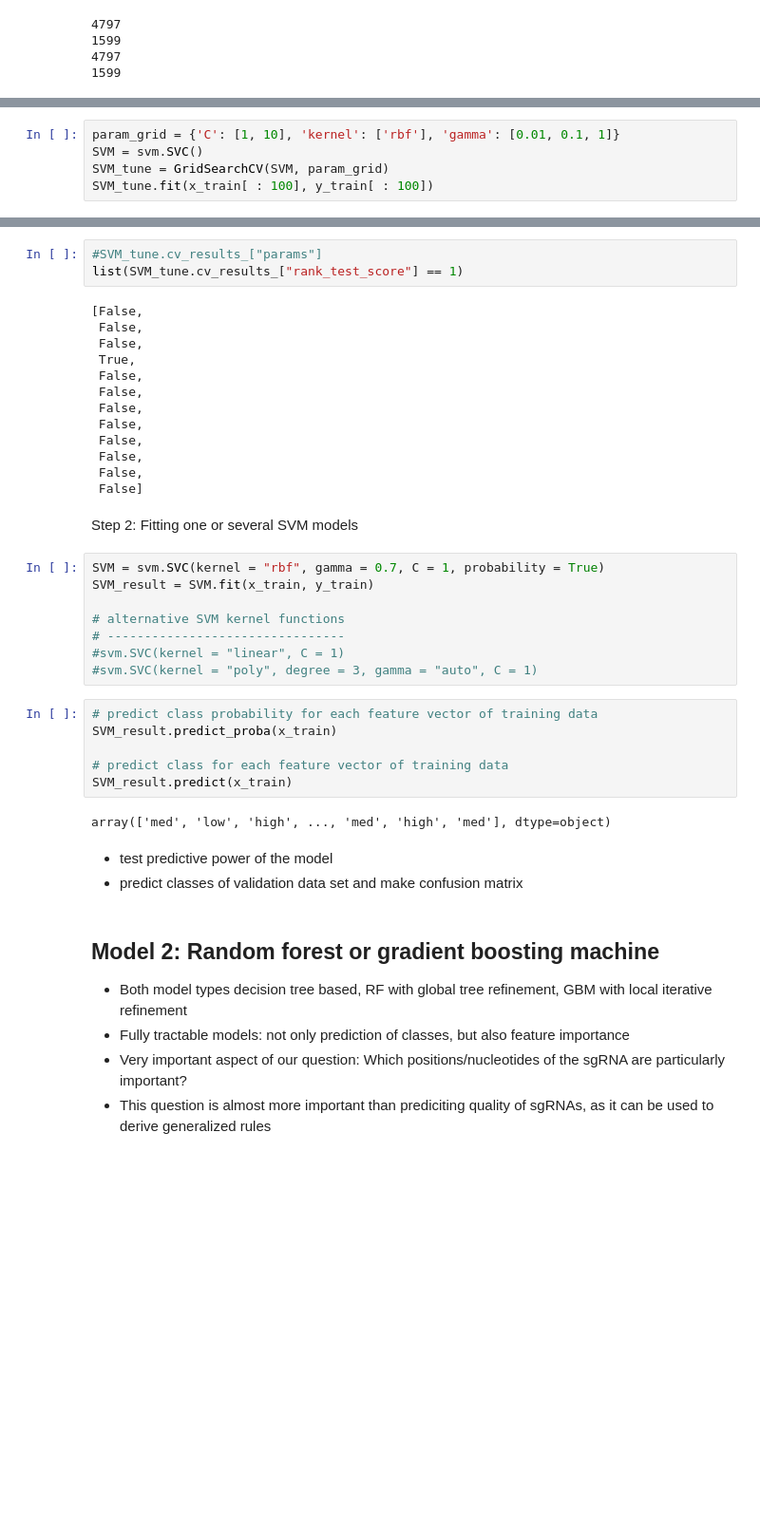
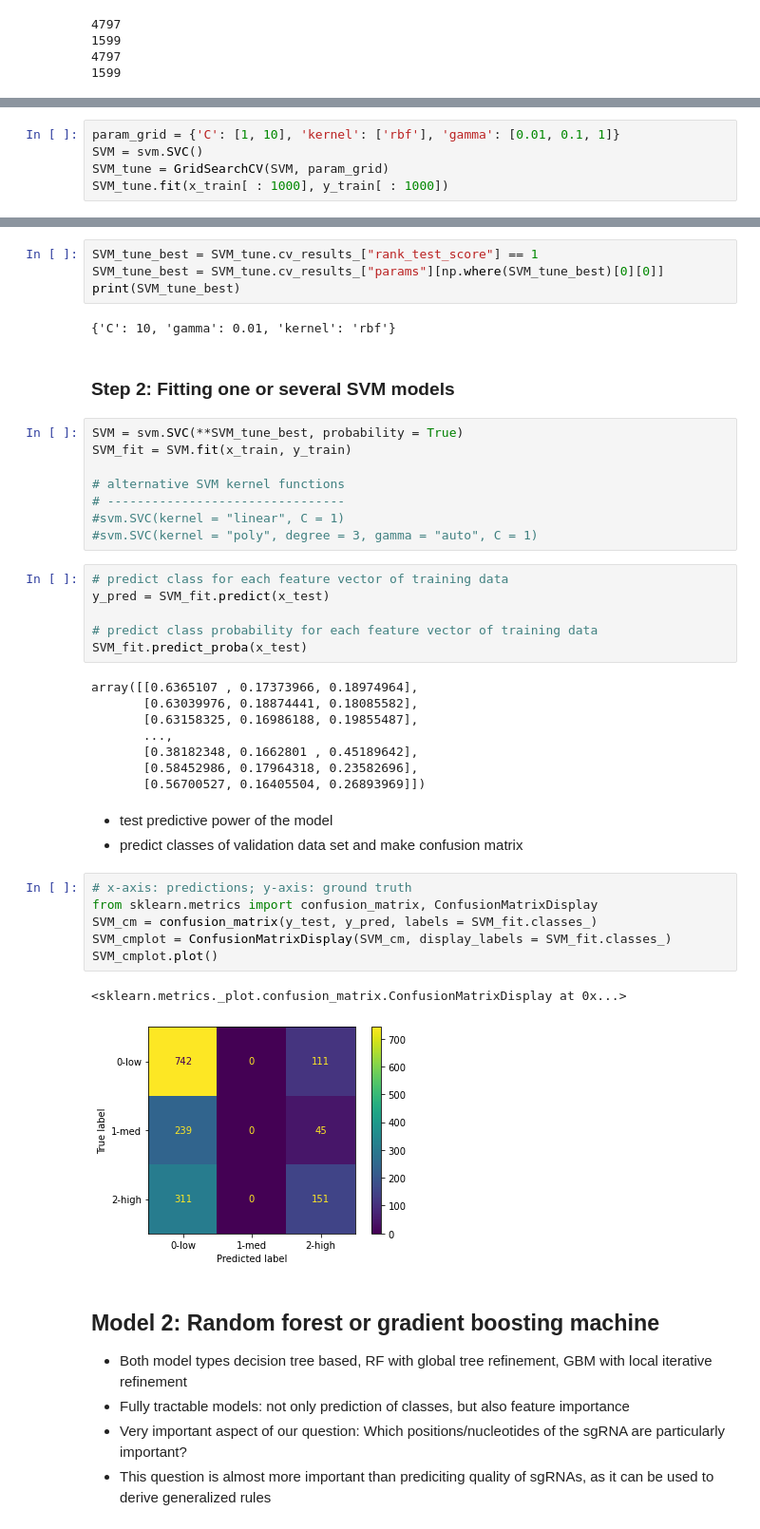
Before and after one commit to m-jahn/R-notebook-crispri-lib, a Jupyter notebook: sgRNA_library_V2/pipeline/sgRNA_ML_analysis.ipynb, the cells around one changed output, grey strips where cells are left out. Shown at 95% size. Drawn from its saved outputs; the diff is of its cells as text; blank space fills up the shorter version.

Commit message:
feature: added confusion matrix

```diff
--- a/sgRNA_library_V2/pipeline/sgRNA_ML_analysis.ipynb
+++ b/sgRNA_library_V2/pipeline/sgRNA_ML_analysis.ipynb
@@ -245,6 +247,6 @@ from sklearn.model_selection import GridSearchCV
 param_grid = {'C': [1, 10], 'kernel': ['rbf'], 'gamma': [0.01, 0.1, 1]}
 SVM = svm.SVC()
 SVM_tune = GridSearchCV(SVM, param_grid)
-SVM_tune.fit(x_train[ : 100], y_train[ : 100])
+SVM_tune.fit(x_train[ : 1000], y_train[ : 1000])
 # %% [output]
 GridSearchCV(estimator=SVC(),
@@ -252,41 +254,46 @@ GridSearchCV(estimator=SVC(),
                          'kernel': ['rbf']})
 # %%
-#SVM_tune.cv_results_["params"]
-list(SVM_tune.cv_results_["rank_test_score"] == 1)
+SVM_tune_best = SVM_tune.cv_results_["rank_test_score"] == 1
+SVM_tune_best = SVM_tune.cv_results_["params"][np.where(SVM_tune_best)[0][0]]
+print(SVM_tune_best)
 # %% [output]
-[False,
- False,
- False,
- True,
- False,
- False,
- False,
- False,
- False,
- False,
- False,
- False]
+{'C': 10, 'gamma': 0.01, 'kernel': 'rbf'}
 # %% [markdown]
-Step 2: Fitting one or several SVM models
+### Step 2: Fitting one or several SVM models
 # %%
-SVM = svm.SVC(kernel = "rbf", gamma = 0.7, C = 1, probability = True)
-SVM_result = SVM.fit(x_train, y_train)
+SVM = svm.SVC(**SVM_tune_best, probability = True)
+SVM_fit = SVM.fit(x_train, y_train)
 
 # alternative SVM kernel functions
 # --------------------------------
 #svm.SVC(kernel = "linear", C = 1)
 #svm.SVC(kernel = "poly", degree = 3, gamma = "auto", C = 1)
 # %%
+# predict class for each feature vector of training data
+y_pred = SVM_fit.predict(x_test)
+
 # predict class probability for each feature vector of training data
-SVM_result.predict_proba(x_train)
-
-# predict class for each feature vector of training data
-SVM_result.predict(x_train)
+SVM_fit.predict_proba(x_test)
 # %% [output]
-array(['med', 'low', 'high', ..., 'med', 'high', 'med'], dtype=object)
+array([[0.6365107 , 0.17373966, 0.18974964],
+       [0.63039976, 0.18874441, 0.18085582],
+       [0.63158325, 0.16986188, 0.19855487],
+       ...,
+       [0.38182348, 0.1662801 , 0.45189642],
+       [0.58452986, 0.17964318, 0.23582696],
+       [0.56700527, 0.16405504, 0.26893969]])
 # %% [markdown]
 - test predictive power of the model
 - predict classes of validation data set and make confusion matrix
+# %%
+# x-axis: predictions; y-axis: ground truth
+from sklearn.metrics import confusion_matrix, ConfusionMatrixDisplay
+SVM_cm = confusion_matrix(y_test, y_pred, labels = SVM_fit.classes_)
+SVM_cmplot = ConfusionMatrixDisplay(SVM_cm, display_labels = SVM_fit.classes_)
+SVM_cmplot.plot()
+# %% [output]
+<sklearn.metrics._plot.confusion_matrix.ConfusionMatrixDisplay at 0x...>
+[figure, added]
 # %% [markdown]
 ## Model 2: Random forest or gradient boosting machine
 
```
Also changed, not shown: parts of 6 cells of this notebook.
